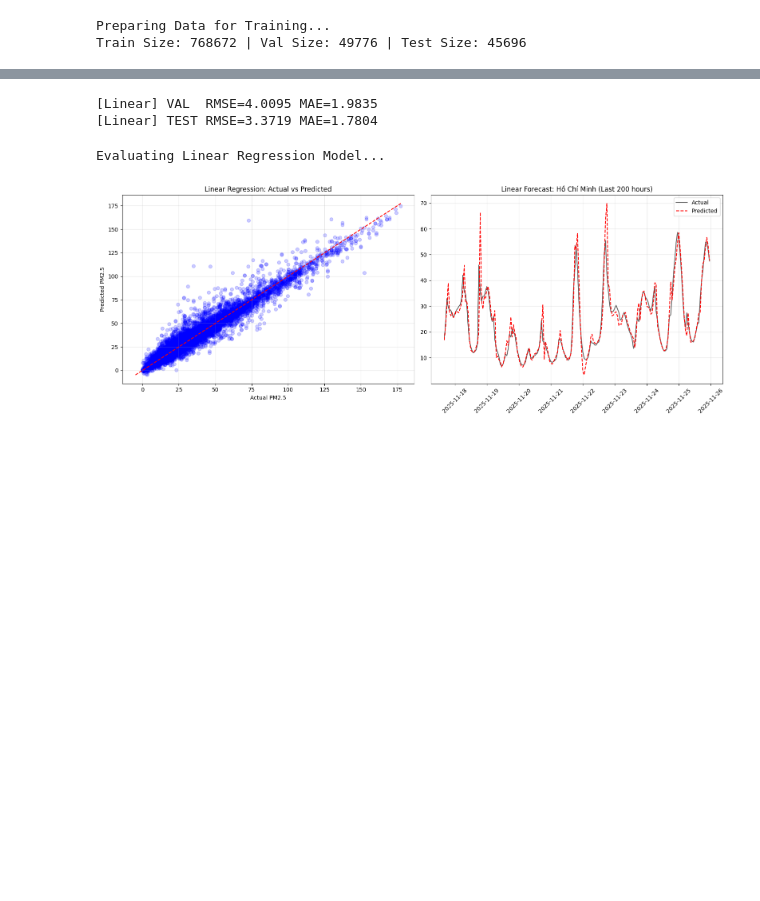
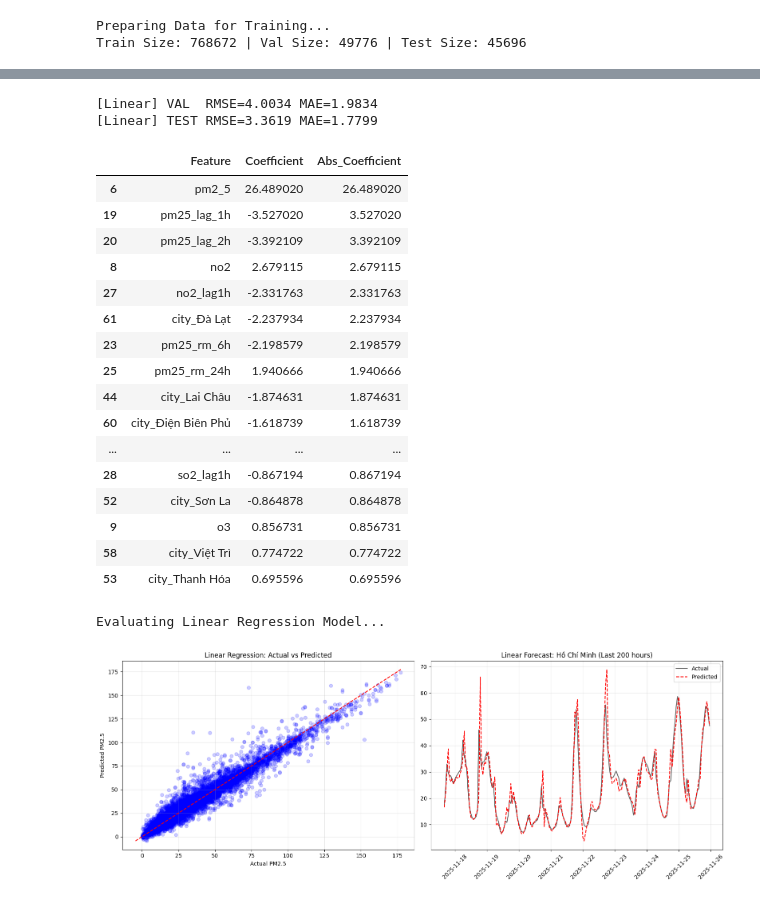
Before and after one commit to TrNguyenMQuan/VietNam_PM2.5_Forecasting, a Jupyter notebook: notebooks/model_linear.ipynb, the cells around one changed output, grey strips where cells are left out. Cells and saved outputs as stored; diff of their text form; code cells hidden in the pictures; blank space fills up the shorter version.

```diff
--- a/notebooks/model_linear.ipynb
+++ b/notebooks/model_linear.ipynb
@@ -223,5 +401,5 @@ num_cols = [c for c in X_train.columns if c not in cat_cols]
 # %%
-linear_pipeline = Pipeline([
+linear_pipeline2 = Pipeline([
     ("preprocess", ColumnTransformer(
         transformers=[
             ("num", StandardScaler(), num_cols),
@@ -233,24 +411,65 @@ linear_pipeline = Pipeline([
 
 
 
-linear_pipeline.fit(X_train, y_train)
+linear_pipeline2.fit(X_train2, y_train2)
 
 
 # Validation
-val_pred_lin = linear_pipeline.predict(X_val)
-val_rmse_lin = np.sqrt(mean_squared_error(y_val, val_pred_lin))
-val_mae_lin  = mean_absolute_error(y_val, val_pred_lin)
+val_pred_lin = linear_pipeline2.predict(X_val2)
+val_rmse_lin = np.sqrt(mean_squared_error(y_val2, val_pred_lin))
+val_mae_lin  = mean_absolute_error(y_val2, val_pred_lin)
 
 # Test
-test_pred_lin = linear_pipeline.predict(X_test)
-test_rmse_lin = np.sqrt(mean_squared_error(y_test, test_pred_lin))
-test_mae_lin  = mean_absolute_error(y_test, test_pred_lin)
+test_pred_lin = linear_pipeline2.predict(X_test2)
+test_rmse_lin = np.sqrt(mean_squared_error(y_test2, test_pred_lin))
+test_mae_lin  = mean_absolute_error(y_test2, test_pred_lin)
 
 print(f"[Linear] VAL  RMSE={val_rmse_lin:.4f} MAE={val_mae_lin:.4f}")
 print(f"[Linear] TEST RMSE={test_rmse_lin:.4f} MAE={test_mae_lin:.4f}")
 # %% [output]
-[Linear] VAL  RMSE=4.0095 MAE=1.9835
-[Linear] TEST RMSE=3.3719 MAE=1.7804
+[Linear] VAL  RMSE=4.0034 MAE=1.9834
+[Linear] TEST RMSE=3.3619 MAE=1.7799
+# %%
+lin_model = linear_pipeline2.named_steps["linreg"]
+preprocess = linear_pipeline2.named_steps["preprocess"]
+
+# Numeric features (giữ nguyên tên)
+num_features = num_cols
+
+# Categorical features sau one-hot
+cat_encoder = preprocess.named_transformers_["cat"]
+cat_features = cat_encoder.get_feature_names_out(cat_cols)
+
+# Ghép toàn bộ feature names
+feature_names = np.concatenate([num_features, cat_features])
+
+coef_df = pd.DataFrame({
+    "Feature": feature_names,
+    "Coefficient": lin_model.coef_
+})
+
+coef_df["Abs_Coefficient"] = coef_df["Coefficient"].abs()
+coef_df = coef_df.sort_values("Abs_Coefficient", ascending=False)
+
+coef_df.head(20)
+# %% [output]
+|  | Feature | Coefficient | Abs_Coefficient |
+| 6 | pm2_5 | 26.489020 | 26.489020 |
+| 19 | pm25_lag_1h | -3.527020 | 3.527020 |
+| 20 | pm25_lag_2h | -3.392109 | 3.392109 |
+| 8 | no2 | 2.679115 | 2.679115 |
+| 27 | no2_lag1h | -2.331763 | 2.331763 |
+| 61 | city_Đà Lạt | -2.237934 | 2.237934 |
+| 23 | pm25_rm_6h | -2.198579 | 2.198579 |
+| 25 | pm25_rm_24h | 1.940666 | 1.940666 |
+| 44 | city_Lai Châu | -1.874631 | 1.874631 |
+| 60 | city_Điện Biên Phủ | -1.618739 | 1.618739 |
+| ... | ... | ... | ... |
+| 28 | so2_lag1h | -0.867194 | 0.867194 |
+| 52 | city_Sơn La | -0.864878 | 0.864878 |
+| 9 | o3 | 0.856731 | 0.856731 |
+| 58 | city_Việt Trì | 0.774722 | 0.774722 |
+| 53 | city_Thanh Hóa | 0.695596 | 0.695596 |
 # %%
 print("Evaluating Linear Regression Model...")
 
```
Also changed, not shown: parts of 18 cells of this notebook.
